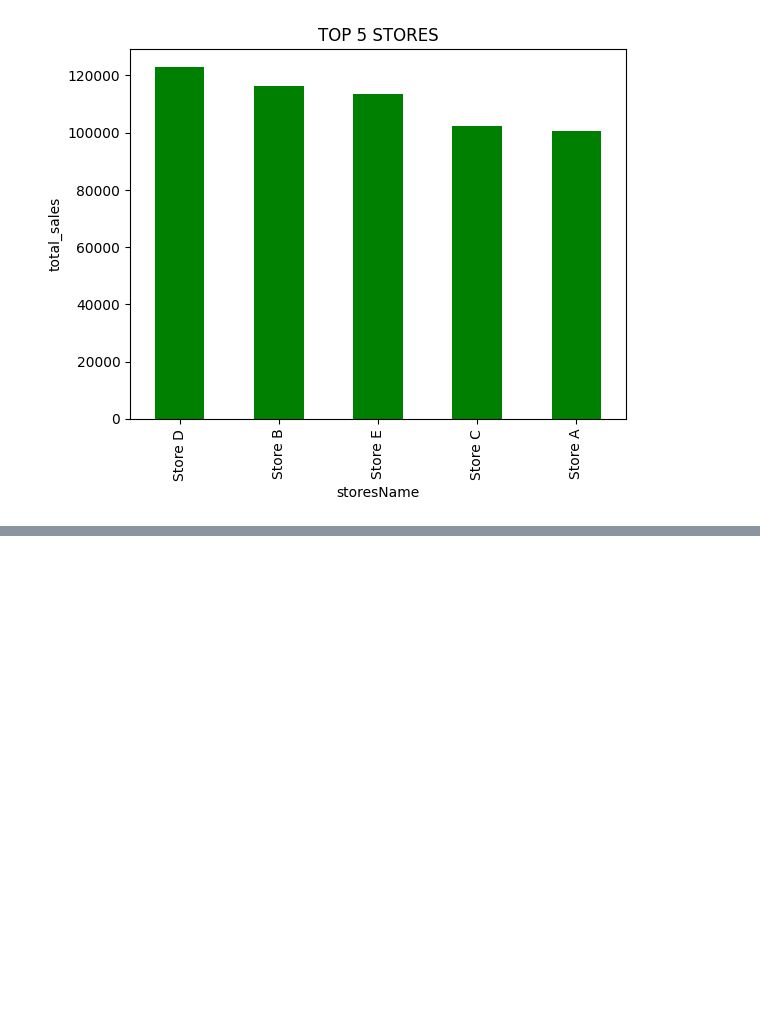
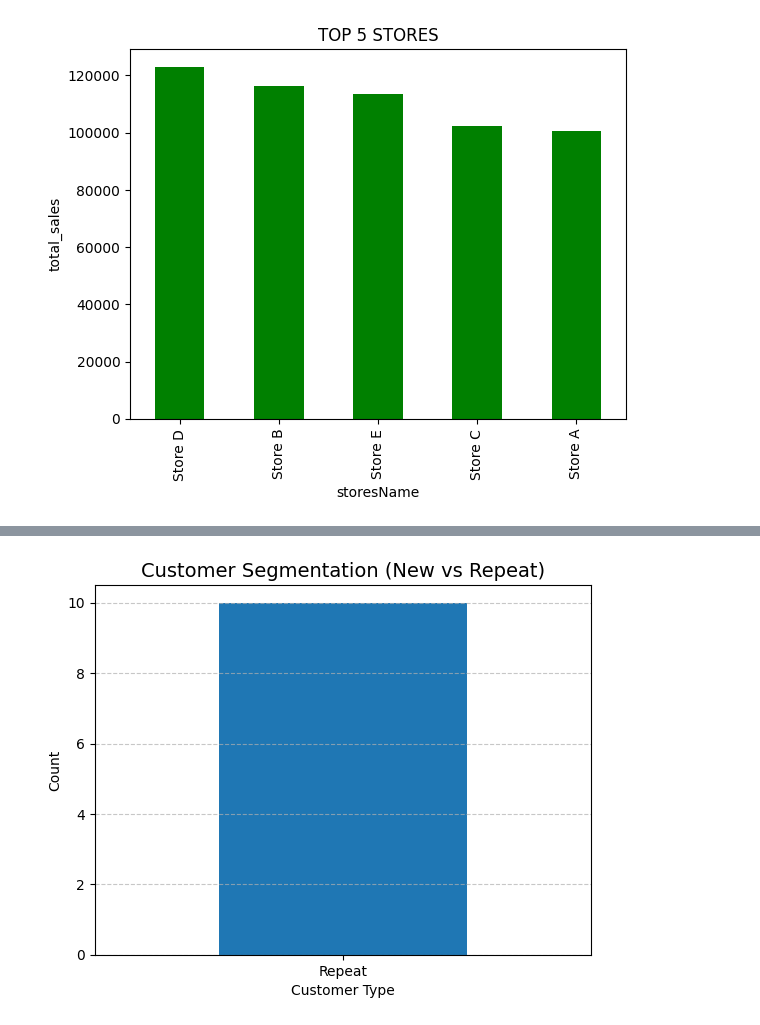
Before and after one commit to nagarneha/sales-analysis-project, a Jupyter notebook: sql_analysis.ipynb, the cells around one changed output, grey strips where cells are left out. Drawn from its saved outputs; the diff is of its cells as text; code cells hidden in the pictures; blank space fills up the shorter version.

```diff
--- a/sql_analysis.ipynb
+++ b/sql_analysis.ipynb
@@ -396,0 +463,15 @@ plt.show()
+# %%
+plt.figure()
+
+customer_summary.plot(kind='bar')
+
+plt.title("Customer Segmentation (New vs Repeat)", fontsize=14)
+plt.xlabel("Customer Type")
+plt.ylabel("Count")
+
+plt.xticks(rotation=0)
+plt.grid(axis='y', linestyle='--', alpha=0.7)
+
+plt.show()
+# %% [output]
+[figure, added]
```
Also changed, not shown: parts of 8 cells of this notebook, 2 other files.
